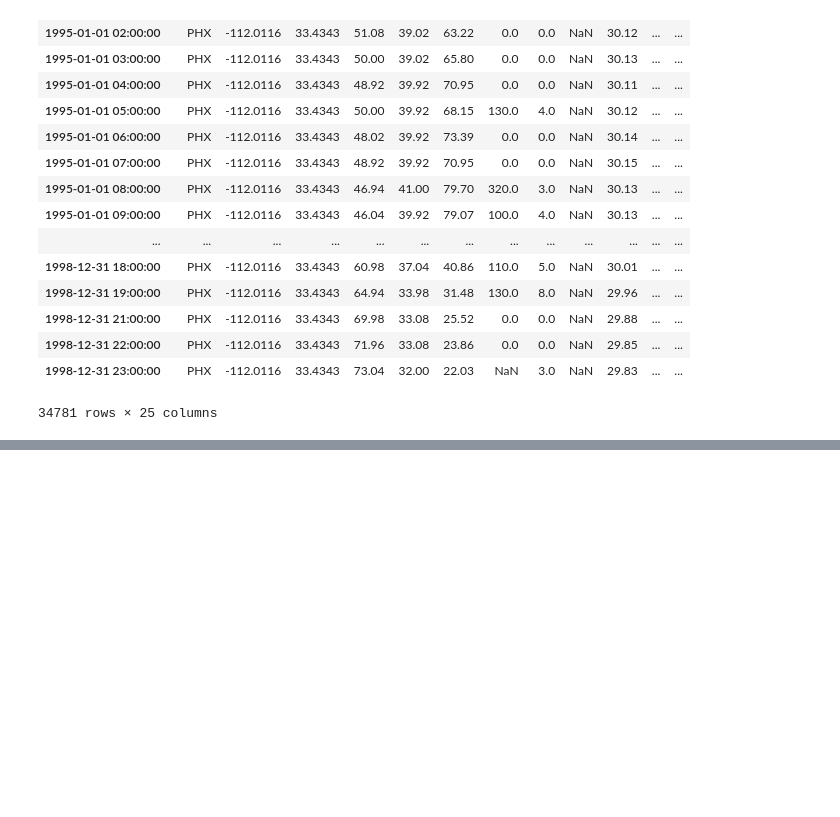
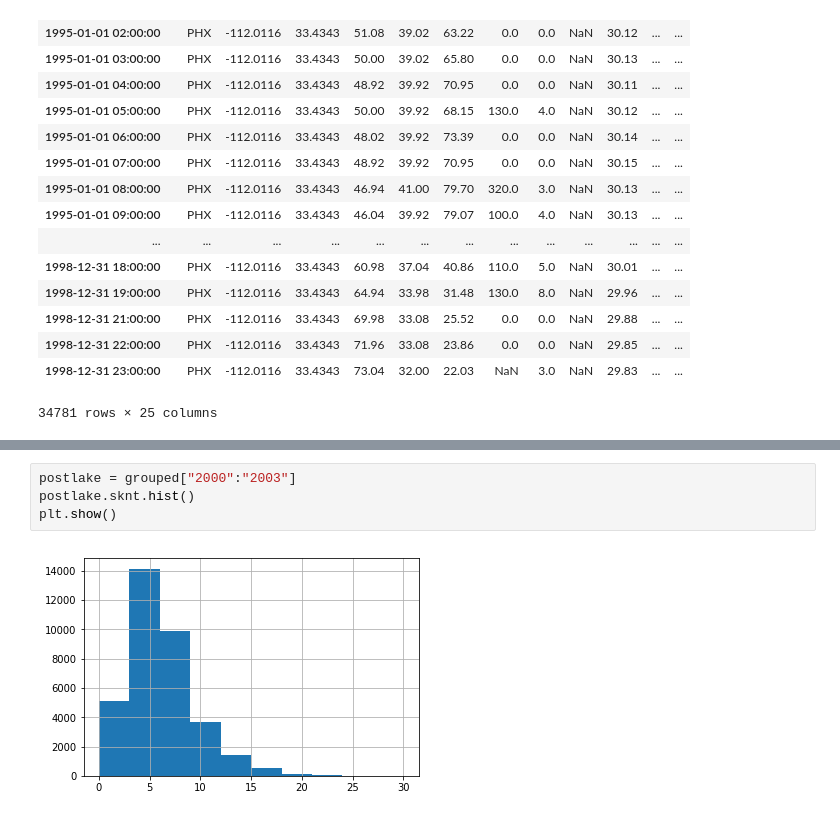
Before and after one commit to slj287/tempe_town_lake, a Jupyter notebook: practice.ipynb, the cells around one changed output, grey strips where cells are left out. Saved outputs shown, nothing was run; the diff lists cells and outputs as text; blank space fills up the shorter version.

```diff
--- a/practice.ipynb
+++ b/practice.ipynb
@@ -351,0 +522,6 @@ grouped[grouped.index < filling_began]["1995":"1998"]
+# %%
+postlake = grouped["2000":"2003"]
+postlake.sknt.hist()
+plt.show()
+# %% [output]
+[figure, added]
```
Also changed, not shown: parts of 60 cells of this notebook.
